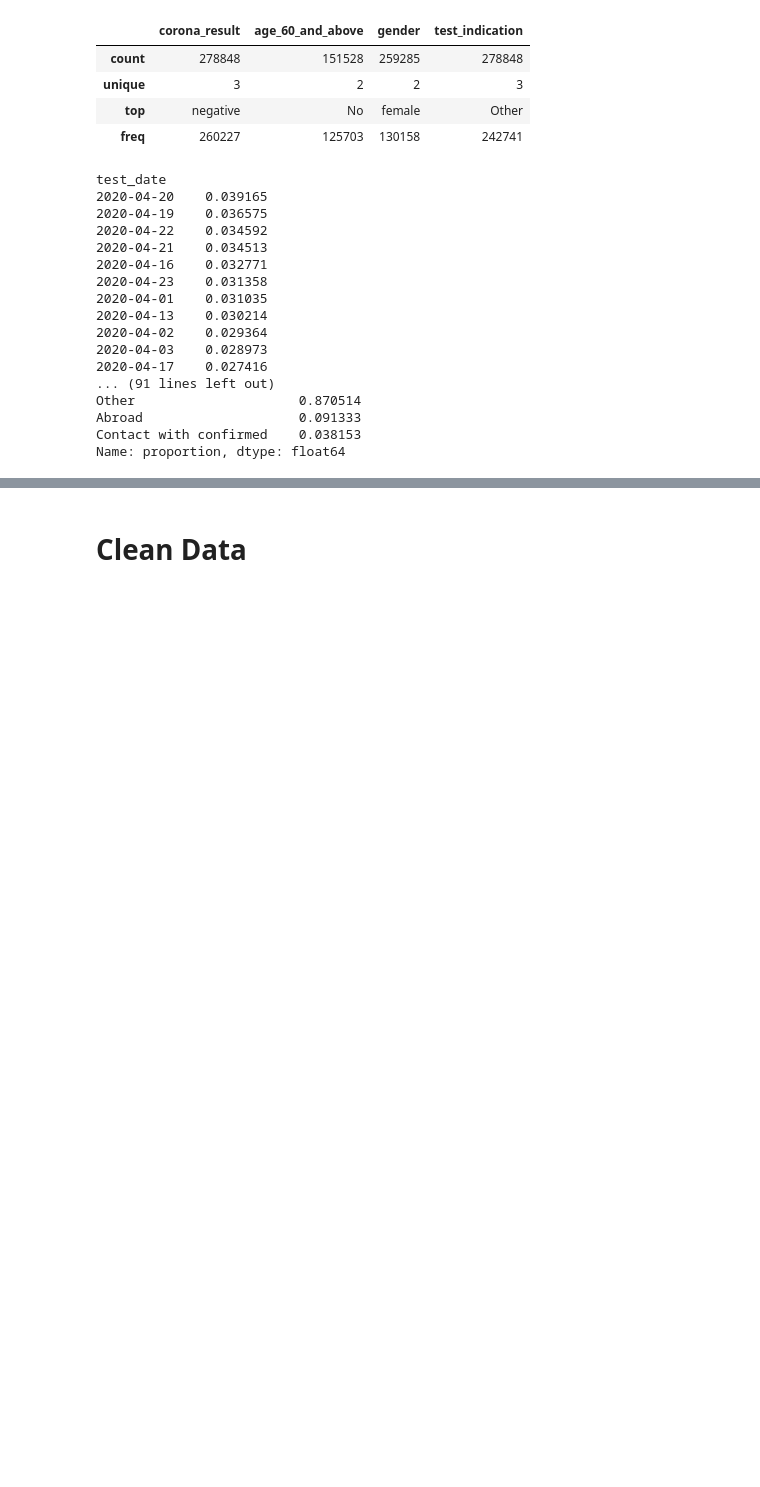
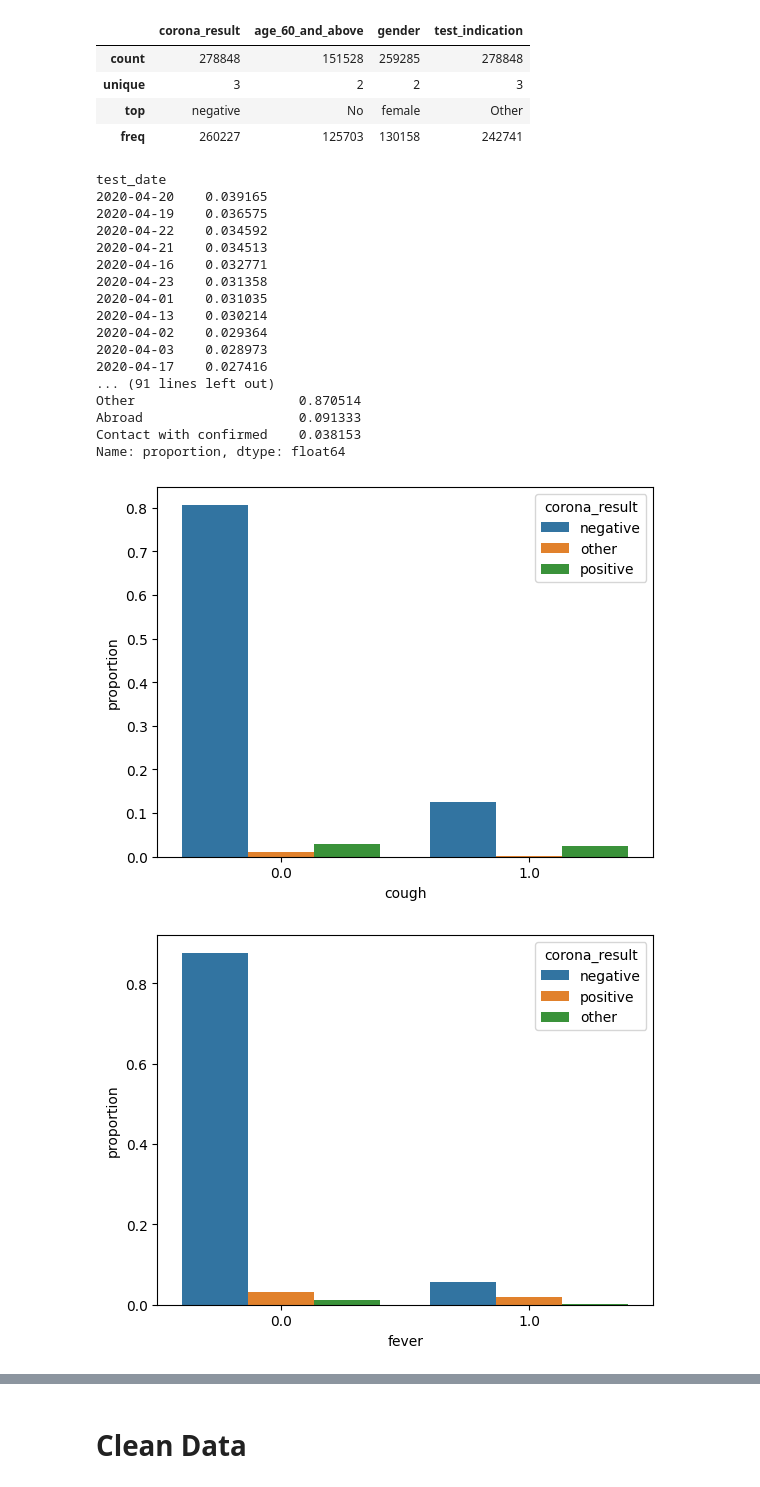
Before and after one commit to imaxseb/hackathon-covid, a Jupyter notebook: model_lightgbm.ipynb, the cells around one changed output, grey strips where cells are left out. Saved outputs shown, nothing was run; the diff lists cells and outputs as text; code cells hidden in the pictures; blank space fills up the shorter version.

```diff
--- a/model_lightgbm.ipynb
+++ b/model_lightgbm.ipynb
@@ -91,6 +89,9 @@ Abroad                    0.091333
 Contact with confirmed    0.038153
 Name: proportion, dtype: float64
 # %%
-# for col in df.columns[1:]:
-#     sns.countplot(data=df, x=col, hue="corona_result", stat="proportion")
-#     plt.show()
+for col in df.columns[1:]:
+    sns.countplot(data=df, x=col, hue="corona_result", stat="proportion")
+    plt.show()
+# %% [output]
+[figure, added]
+[figure, added]
```
Also changed, not shown: parts of 14 cells of this notebook.
